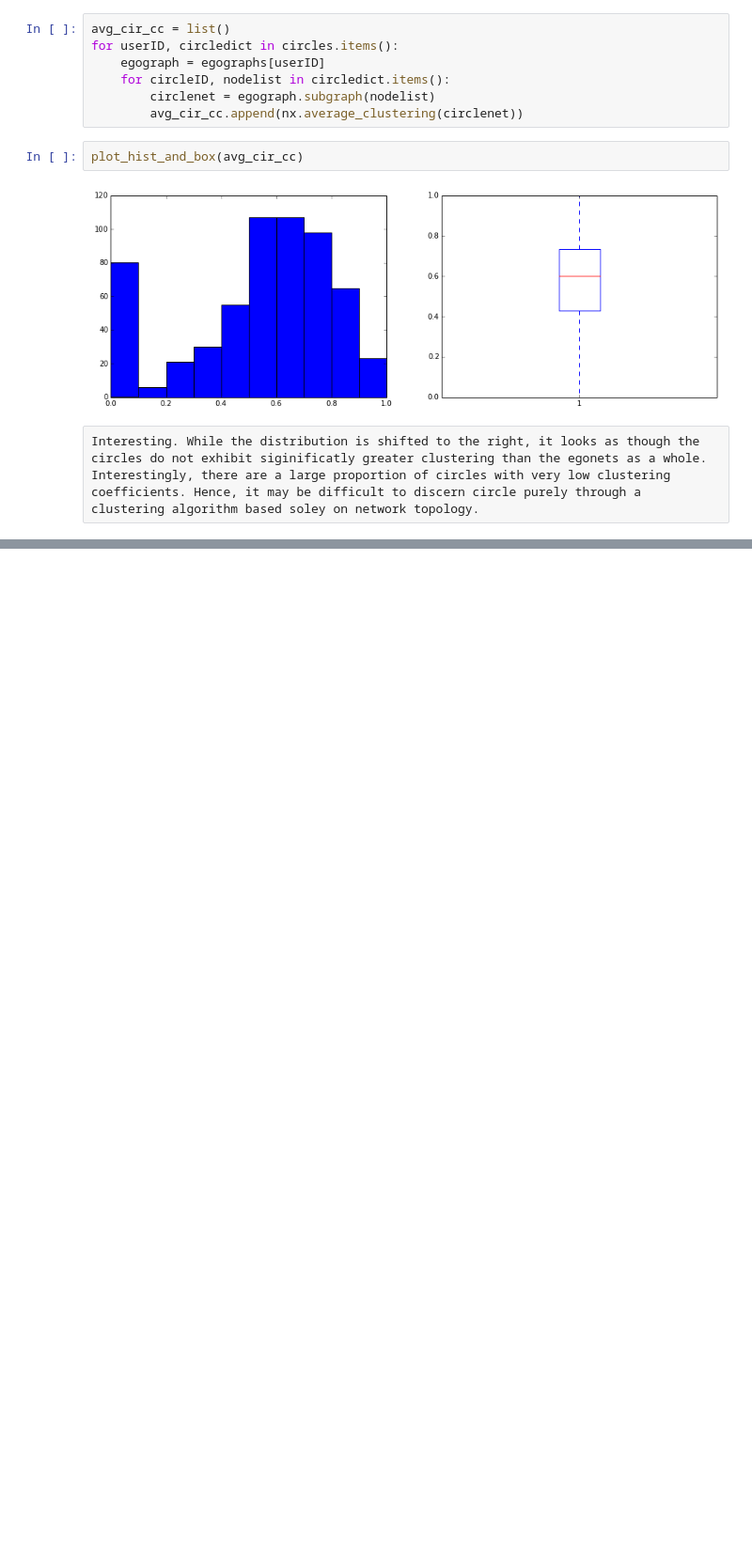
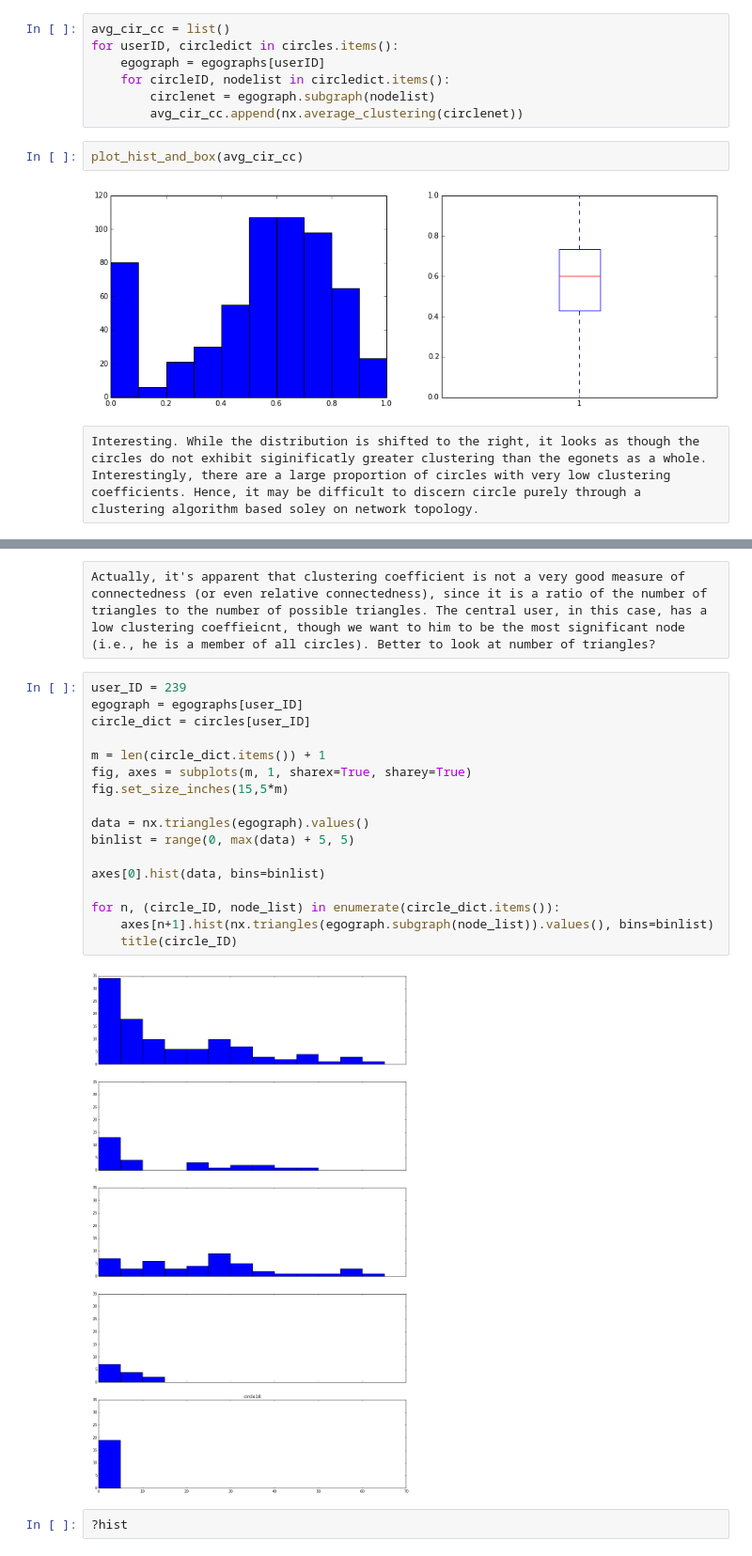
Before and after one commit to bmkessler/Kaggle_Social_Circles, a Jupyter notebook: clustering.ipynb, the cells around one changed output, grey strips where cells are left out. Shown at 94% size. Saved outputs shown, nothing was run; the diff lists cells and outputs as text; blank space fills up the shorter version.

```diff
--- a/clustering.ipynb
+++ b/clustering.ipynb
@@ -66,0 +111,23 @@ Interesting. While the distribution is shifted to the right, it looks as though
+# %% [raw]
+Actually, it's apparent that clustering coefficient is not a very good measure of connectedness (or even relative connectedness), since it is a ratio of the number of triangles to the number of possible triangles. The central user, in this case, has a low clustering coeffieicnt, though we want to him to be the most significant node (i.e., he is a member of all circles). Better to look at number of triangles?
+# %%
+user_ID = 239
+egograph = egographs[user_ID]
+circle_dict = circles[user_ID]
+
+m = len(circle_dict.items()) + 1
+fig, axes = subplots(m, 1, sharex=True, sharey=True)
+fig.set_size_inches(15,5*m)
+
+data = nx.triangles(egograph).values()
+binlist = range(0, max(data) + 5, 5)
+
+axes[0].hist(data, bins=binlist)
+
+for n, (circle_ID, node_list) in enumerate(circle_dict.items()):
+    axes[n+1].hist(nx.triangles(egograph.subgraph(node_list)).values(), bins=binlist)
+    title(circle_ID)
+# %% [output]
+[figure, added]
+# %%
+?hist
```
Also changed, not shown: parts of 12 cells of this notebook, 3 other files.
